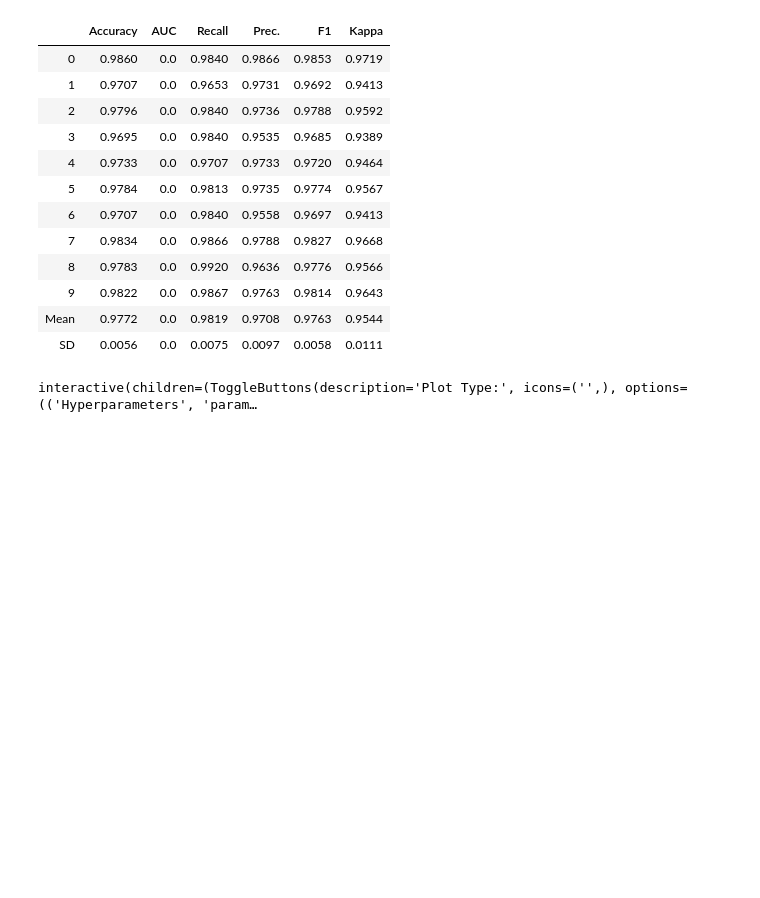
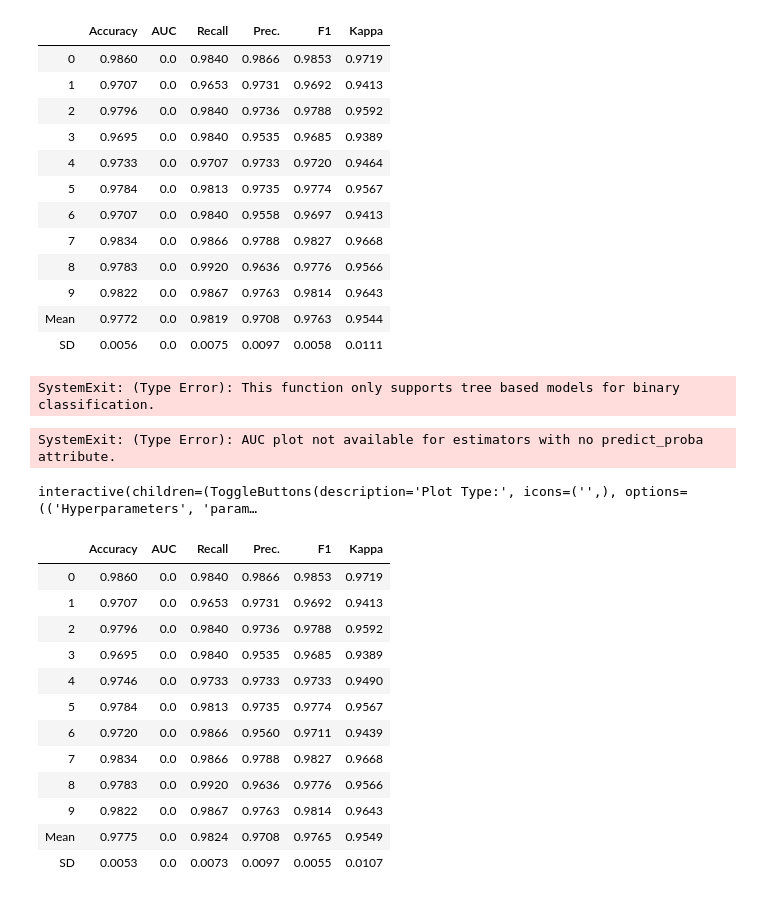
Before and after one commit to ksurasura/Capstone-2-NLP---Classify-Fake-News-, a Jupyter notebook: News Classification Project.ipynb, the cells around one changed output. Saved outputs shown, nothing was run; the diff lists cells and outputs as text; code cells hidden in the pictures; blank space fills up the shorter version.

```diff
--- a/News Classification Project.ipynb
+++ b/News Classification Project.ipynb
@@ -527,7 +527,31 @@ ridge_model = create_model('ridge')
 | 9 | 0.9822 | 0.0 | 0.9867 | 0.9763 | 0.9814 | 0.9643 |
 | Mean | 0.9772 | 0.0 | 0.9819 | 0.9708 | 0.9763 | 0.9544 |
 | SD | 0.0056 | 0.0 | 0.0075 | 0.0097 | 0.0058 | 0.0111 |
+# %%
+interpret_model('ridge')
+# %% [output]
+SystemExit: (Type Error): This function only supports tree based models for binary classification.
+# %%
+plot_model('ridge')
+# %% [output]
+SystemExit: (Type Error): AUC plot not available for estimators with no predict_proba attribute.
 # %%
 evaluate_model(ridge_model)
 # %% [output]
 interactive(children=(ToggleButtons(description='Plot Type:', icons=('',), options=(('Hyperparameters', 'param…
+# %%
+ridge_tune = tune_model('ridge')
+# %% [output]
+|  | Accuracy | AUC | Recall | Prec. | F1 | Kappa |
+| 0 | 0.9860 | 0.0 | 0.9840 | 0.9866 | 0.9853 | 0.9719 |
+| 1 | 0.9707 | 0.0 | 0.9653 | 0.9731 | 0.9692 | 0.9413 |
+| 2 | 0.9796 | 0.0 | 0.9840 | 0.9736 | 0.9788 | 0.9592 |
+| 3 | 0.9695 | 0.0 | 0.9840 | 0.9535 | 0.9685 | 0.9389 |
+| 4 | 0.9746 | 0.0 | 0.9733 | 0.9733 | 0.9733 | 0.9490 |
+| 5 | 0.9784 | 0.0 | 0.9813 | 0.9735 | 0.9774 | 0.9567 |
+| 6 | 0.9720 | 0.0 | 0.9866 | 0.9560 | 0.9711 | 0.9439 |
+| 7 | 0.9834 | 0.0 | 0.9866 | 0.9788 | 0.9827 | 0.9668 |
+| 8 | 0.9783 | 0.0 | 0.9920 | 0.9636 | 0.9776 | 0.9566 |
+| 9 | 0.9822 | 0.0 | 0.9867 | 0.9763 | 0.9814 | 0.9643 |
+| Mean | 0.9775 | 0.0 | 0.9824 | 0.9708 | 0.9765 | 0.9549 |
+| SD | 0.0053 | 0.0 | 0.0073 | 0.0097 | 0.0055 | 0.0107 |
```
Also changed, not shown: parts of 4 cells of this notebook.
